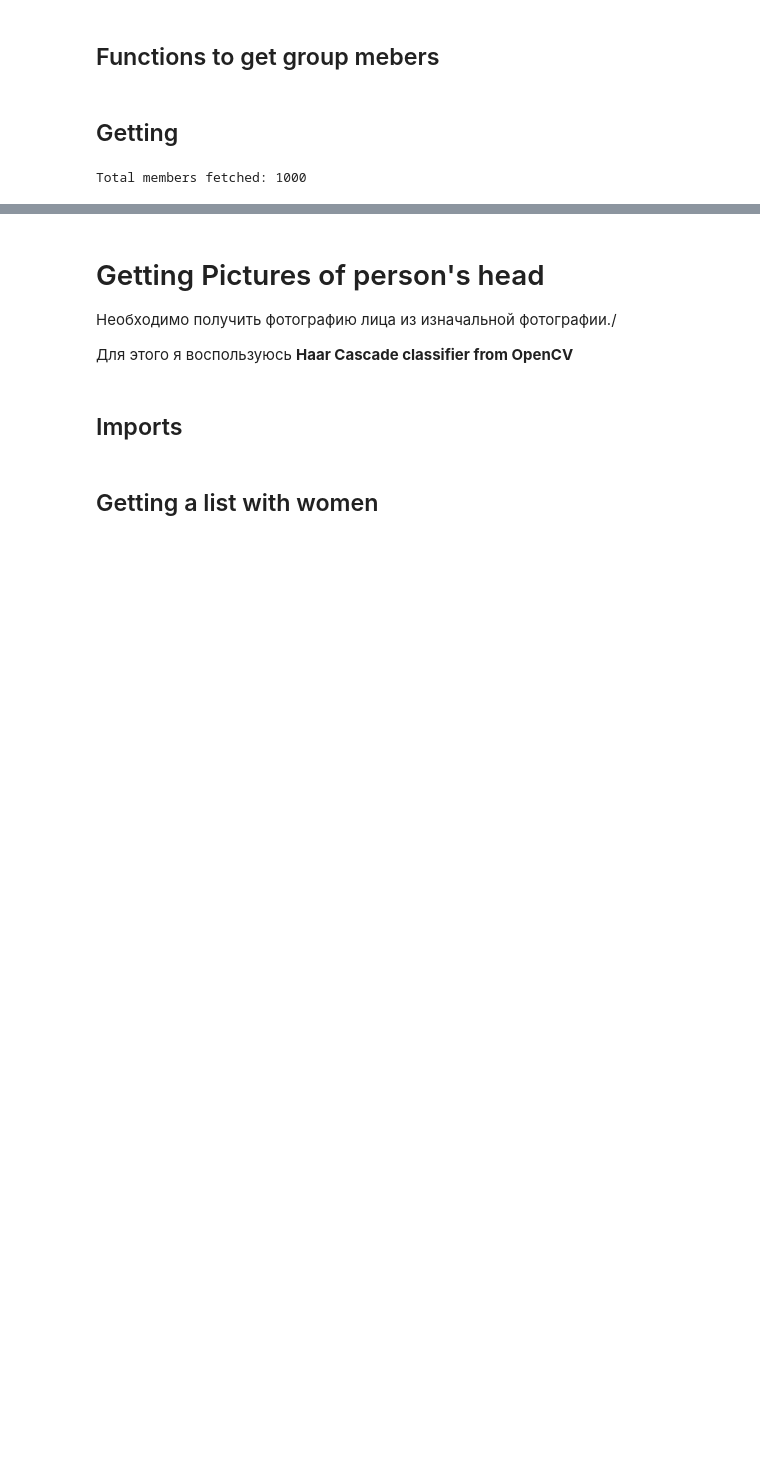
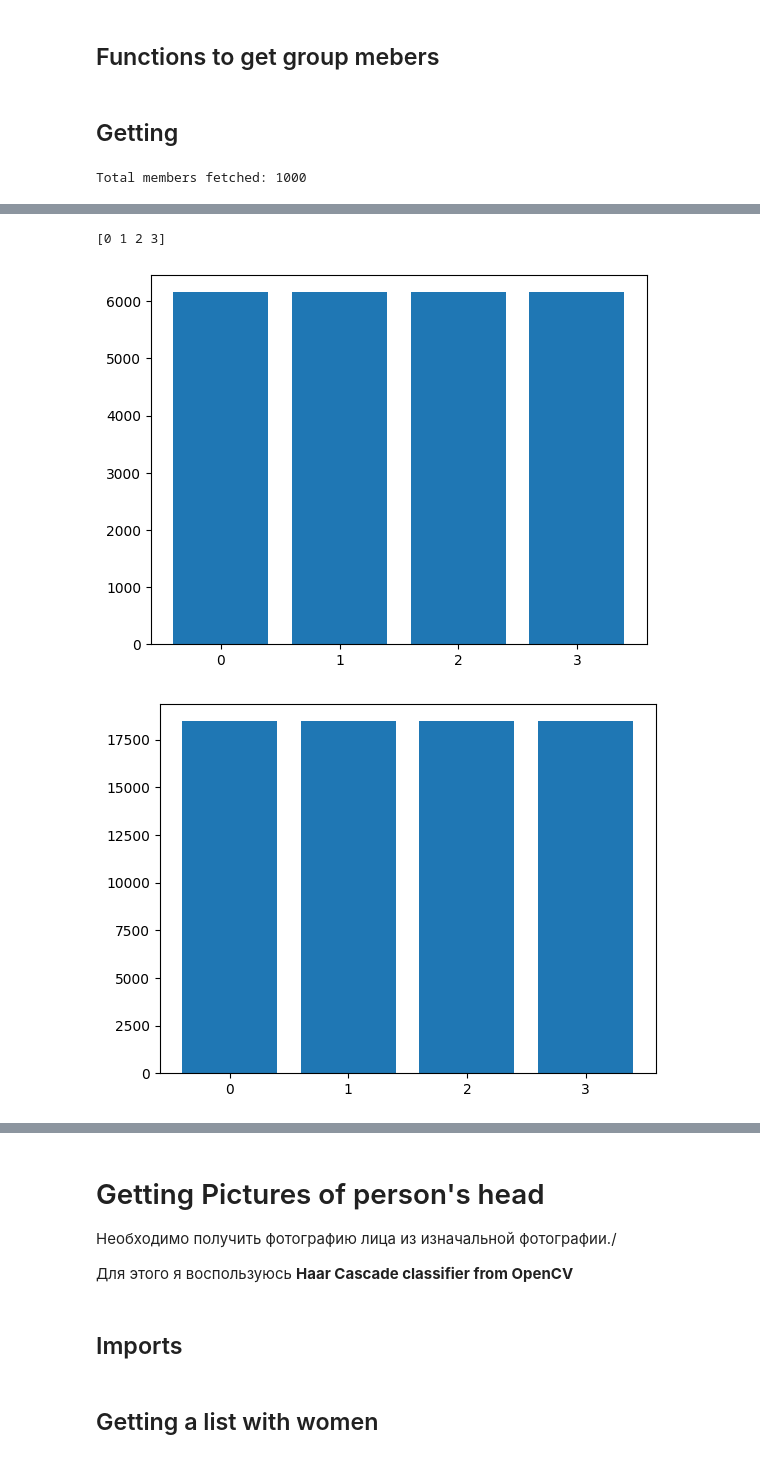
Before and after one commit to HermanDp45/Personal_projects, a Jupyter notebook: Finding_a_girl_with_ginger_hair/Hair_Detection.ipynb, the cells around one changed output, grey strips where cells are left out. Saved outputs shown, nothing was run; the diff lists cells and outputs as text; code cells hidden in the pictures; blank space fills up the shorter version.

```diff
--- a/Finding_a_girl_with_ginger_hair/Hair_Detection.ipynb
+++ b/Finding_a_girl_with_ginger_hair/Hair_Detection.ipynb
@@ -69,0 +203,26 @@ Total members fetched: 1000
+# %%
+X_train, X_test, y_train, y_test = split_balanced(images_train,
+                                                    labels_train,
+                                                    test_size=0.25)
+# %% [output]
+[0 1 2 3]
+# %%
+import matplotlib.pyplot as plt
+unique, counts = np.unique(y_test, return_counts=True)
+val = dict(zip(unique, counts))
+
+unique, counts = np.unique(y_train, return_counts=True)
+train = dict(zip(unique, counts))
+D = val
+
+plt.bar(range(len(D)), list(D.values()), align='center')
+plt.xticks(range(len(D)), list(D.keys()))
+plt.show()
+D = train
+
+plt.bar(range(len(D)), list(D.values()), align='center')
+plt.xticks(range(len(D)), list(D.keys()))
+plt.show()
+# %% [output]
+[figure, added]
+[figure, added]
```
Also changed, not shown: parts of 18 cells of this notebook.
